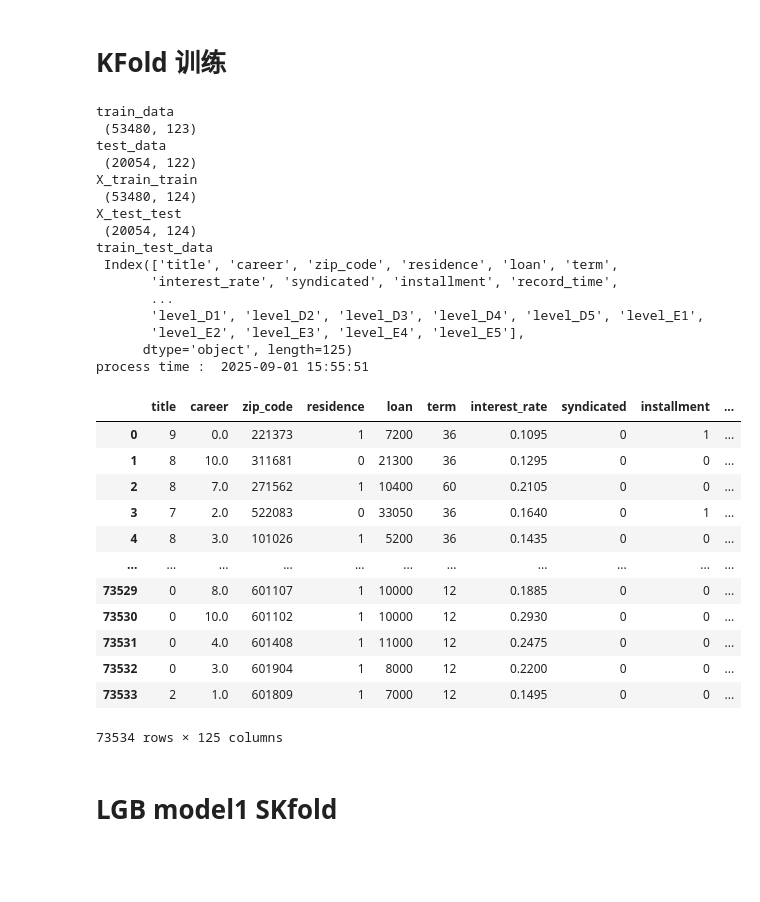
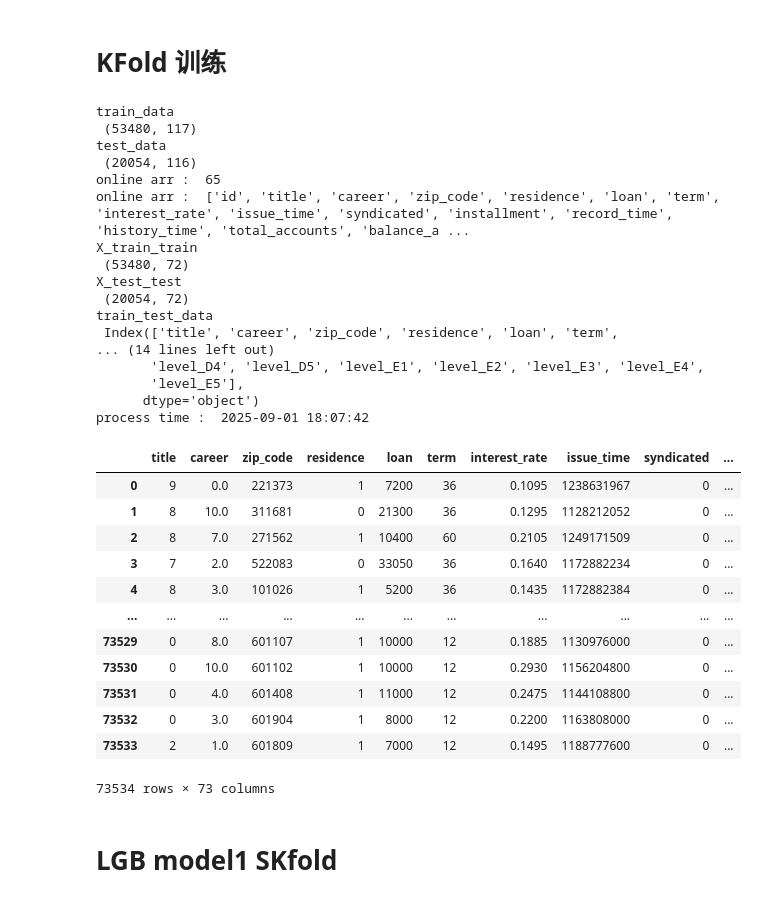
Before and after one commit to ghworld/bank_model_competiton, a Jupyter notebook: data/v25/model_lgb_v25.ipynb, the cells around one changed output. Cells and saved outputs as stored; diff of their text form; code cells hidden in the pictures; blank space fills up the shorter version.

```diff
--- a/data/v25/model_lgb_v25.ipynb
+++ b/data/v25/model_lgb_v25.ipynb
@@ -54,8 +54,8 @@ from sklearn.model_selection import StratifiedKFold
 from imblearn.over_sampling import SMOTE
 
 suffix = os.path.split(os.getcwd())[-1]
-pd.set_option('display.max_columns', 100)
-pd.set_option('display.max_rows', 100)
+pd.set_option('display.max_columns', 500)
+pd.set_option('display.max_rows', 500)
 
 train_dat_path = "train.dat.%s" % suffix
 test_dat_path = "test.dat.%s"  % suffix
@@ -100,76 +134,92 @@ def stat_result(pp_ret):
 # %%
 dummy_fea=['id', 'level']
 
+col_v1_str ='id,title,career,zip_code,residence,loan,term,interest_rate,issue_time,syndicated,installment,record_time,history_time,total_accounts,balance_accounts,balance_limit,balance,level,label,balance_account_avg,loan_term_avg,balance_accounts_ratio,loan_log,balance_account_avg_log,loan_term_avg_log,balance_accounts_ratio_log,interest_rate_log,balance_log,balance_limit_log,balance_accounts_log,zip_province,zip_city,level_hash,level_ord,grade,interest_rate_cut,interest_rate_log_cut,balance_cut,loan_cut,balance_limit_cut,loan_term_avg_cut,balance_account_avg_cut,record_time_year,record_time_month,record_time_week,record_time_year_month,level_default_ratio,interest_rate_default_ratio,term_default_ratio,tx_max_min_days,tx_count,total_amount,1_amount,0_amount,total_amount_avg,1_amount_avg,0_amount_avg,total_amount_avg2,1_amount_avg2,0_amount_avg2,tx_count_avg,tx_tmstp_max,tx_tmstp_min'
+keep_arr = col_v1_str.split(',')
+col_v2_arr = ['loan_loan_ratio', 'loan_balance_ratio']
+keep_arr.extend(col_v2_arr)
+
 # 去掉
-drop_fea = ['tx_time_max', 'tx_time_min', 'level_ord','loan_log',
+# level hash in drop fea
+drop_fea = ['tx_time_max', 'tx_time_min', 'level_hash', 'level_ord','loan_log',
        'balance_account_avg_log', 'loan_term_avg_log',
        'balance_accounts_ratio_log', 'interest_rate_log', 'balance_log',
        'balance_limit_log', 'balance_accounts_log', 'interest_rate_cut',
        'interest_rate_log_cut', 'balance_cut', 'loan_cut', 'balance_limit_cut',
        'loan_term_avg_cut', 'balance_account_avg_cut',
-       'level_deafault_ratio', 'interest_rate_deafault_ratio','term_deafault_ratio',
-        'issue_time', 'month','max_txn_time', 'history_time_s'
+       'level_deafault_ratio', 'interest_rate_deafault_ratio','term_deafault_ratio'
        ]
 
 train_data = pd.read_csv(train_dat_path, engine = 'python');
 test_data  = pd.read_csv(test_dat_path,  engine = 'python');
 print('train_data \n', train_data.shape)
 print('test_data  \n', test_data.shape)
+
+#只保留有效特征
+online_arr = []
+for col_name in  keep_arr :
+    if col_name in train_data.columns :
+        online_arr.append(col_name)
+print('online arr : ', len(online_arr))
+print('online arr : ', online_arr)
+
 train_test_data = pd.concat([train_data, test_data], axis=0, ignore_index = True)
+train_test_data = train_test_data.loc[:,online_arr]
 
 for col_name in drop_fea :
     if col_name in train_test_data.columns:
         train_test_data.drop([col_name], axis=1, inplace=True)
 train_test_data = train_test_data.fillna(0)
 train_test_data.replace([np.inf, -np.inf], 0, inplace=True)
 
 dummy_df = pd.get_dummies(train_test_data.loc[:,dummy_fea])
 train_test_data = pd.concat([train_test_data, dummy_df], axis=1)
 train_test_data = train_test_data.drop(dummy_fea, axis=1)
 
 
 train_train = train_test_data.iloc[:train_data.shape[0],:]
 test_test   = train_test_data.iloc[train_data.shape[0]:,:]
 
 y_train_train = train_train['label'].values
 X_train_train = train_train.drop(['label'], axis=1)
 y_test_test  = test_test['label'].values
 X_test_test  = test_test.drop(['label'], axis=1)
 print('X_train_train \n', X_train_train.shape)
 print('X_test_test \n', X_test_test.shape)
 print('train_test_data \n', train_test_data.columns)
 print('process time : ',time.strftime( '%Y-%m-%d %H:%M:%S', time.localtime()))
 train_test_data
 # %% [output]
 train_data
- (53480, 123)
+ (53480, 117)
 test_data
- (20054, 122)
+ (20054, 116)
+online arr :  65
+online arr :  ['id', 'title', 'career', 'zip_code', 'residence', 'loan', 'term', 'interest_rate', 'issue_time', 'syndicated', 'installment', 'record_time', 'history_time', 'total_accounts', 'balance_a ...
 X_train_train
- (53480, 124)
+ (53480, 72)
 X_test_test
- (20054, 124)
+ (20054, 72)
 train_test_data
  Index(['title', 'career', 'zip_code', 'residence', 'loan', 'term',
-       'interest_rate', 'syndicated', 'installment', 'record_time',
-       ...
-       'level_D1', 'level_D2', 'level_D3', 'level_D4', 'level_D5', 'level_E1',
-       'level_E2', 'level_E3', 'level_E4', 'level_E5'],
-      dtype='object', length=125)
-process time :  2025-09-01 15:55:51
+... (14 lines left out)
+       'level_D4', 'level_D5', 'level_E1', 'level_E2', 'level_E3', 'level_E4',
+       'level_E5'],
+      dtype='object')
+process time :  2025-09-01 18:07:42
-|  | title | career | zip_code | residence | loan | term | interest_rate | syndicated | installment | ... |
-| 0 | 9 | 0.0 | 221373 | 1 | 7200 | 36 | 0.1095 | 0 | 1 | ... |
-| 1 | 8 | 10.0 | 311681 | 0 | 21300 | 36 | 0.1295 | 0 | 0 | ... |
-| 2 | 8 | 7.0 | 271562 | 1 | 10400 | 60 | 0.2105 | 0 | 0 | ... |
-| 3 | 7 | 2.0 | 522083 | 0 | 33050 | 36 | 0.1640 | 0 | 1 | ... |
-| 4 | 8 | 3.0 | 101026 | 1 | 5200 | 36 | 0.1435 | 0 | 0 | ... |
+|  | title | career | zip_code | residence | loan | term | interest_rate | issue_time | syndicated | ... |
+| 0 | 9 | 0.0 | 221373 | 1 | 7200 | 36 | 0.1095 | 1238631967 | 0 | ... |
+| 1 | 8 | 10.0 | 311681 | 0 | 21300 | 36 | 0.1295 | 1128212052 | 0 | ... |
+| 2 | 8 | 7.0 | 271562 | 1 | 10400 | 60 | 0.2105 | 1249171509 | 0 | ... |
+| 3 | 7 | 2.0 | 522083 | 0 | 33050 | 36 | 0.1640 | 1172882234 | 0 | ... |
+| 4 | 8 | 3.0 | 101026 | 1 | 5200 | 36 | 0.1435 | 1172882384 | 0 | ... |
 | ... | ... | ... | ... | ... | ... | ... | ... | ... | ... | ... |
-| 73529 | 0 | 8.0 | 601107 | 1 | 10000 | 12 | 0.1885 | 0 | 0 | ... |
-| 73530 | 0 | 10.0 | 601102 | 1 | 10000 | 12 | 0.2930 | 0 | 0 | ... |
-| 73531 | 0 | 4.0 | 601408 | 1 | 11000 | 12 | 0.2475 | 0 | 0 | ... |
-| 73532 | 0 | 3.0 | 601904 | 1 | 8000 | 12 | 0.2200 | 0 | 0 | ... |
-| 73533 | 2 | 1.0 | 601809 | 1 | 7000 | 12 | 0.1495 | 0 | 0 | ... |
+| 73529 | 0 | 8.0 | 601107 | 1 | 10000 | 12 | 0.1885 | 1130976000 | 0 | ... |
+| 73530 | 0 | 10.0 | 601102 | 1 | 10000 | 12 | 0.2930 | 1156204800 | 0 | ... |
+| 73531 | 0 | 4.0 | 601408 | 1 | 11000 | 12 | 0.2475 | 1144108800 | 0 | ... |
+| 73532 | 0 | 3.0 | 601904 | 1 | 8000 | 12 | 0.2200 | 1163808000 | 0 | ... |
+| 73533 | 2 | 1.0 | 601809 | 1 | 7000 | 12 | 0.1495 | 1188777600 | 0 | ... |
-73534 rows × 125 columns
+73534 rows × 73 columns
 # %% [markdown]
 # LGB model1 SKfold
 # %%
```
Also changed, not shown: parts of 15 cells of this notebook, 20 other files.
